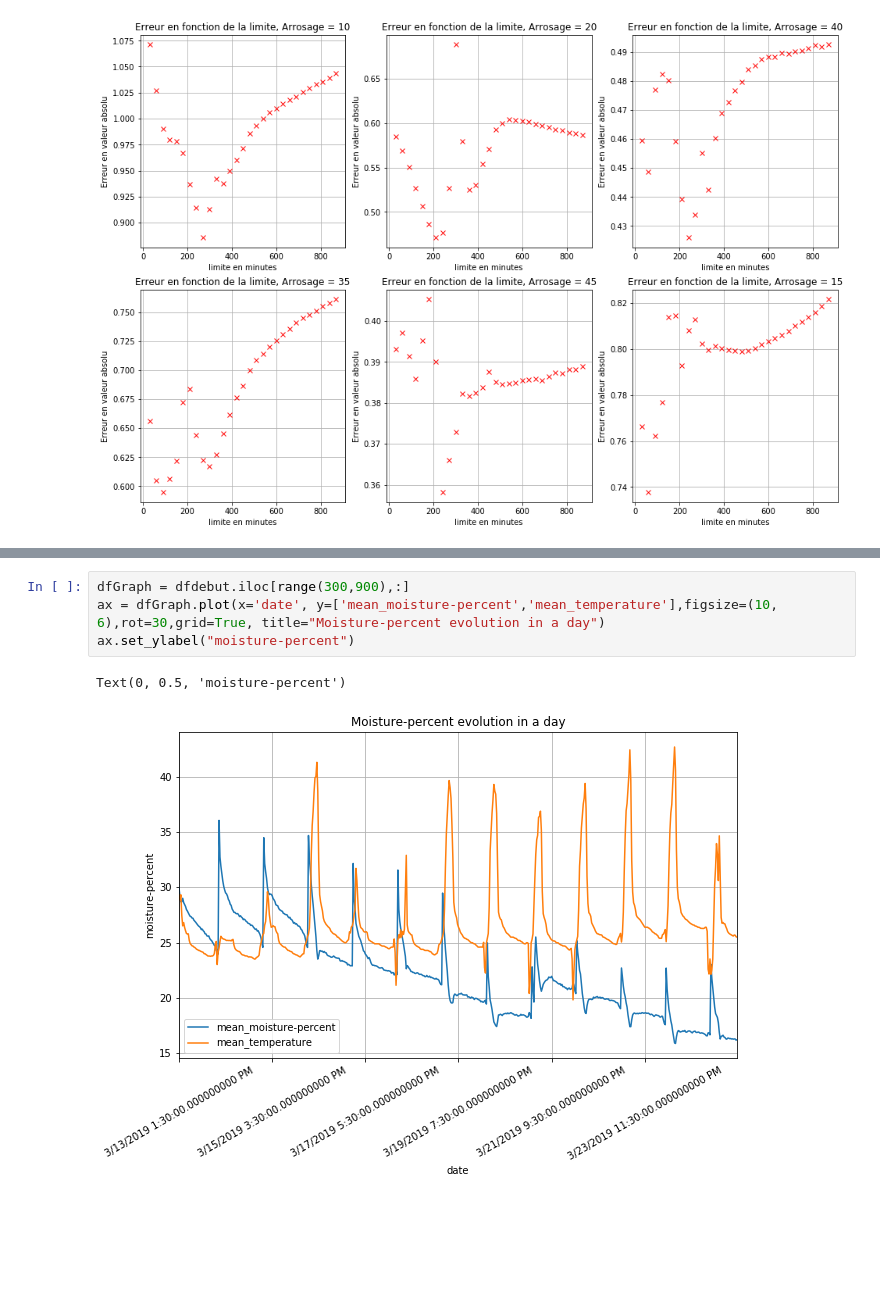
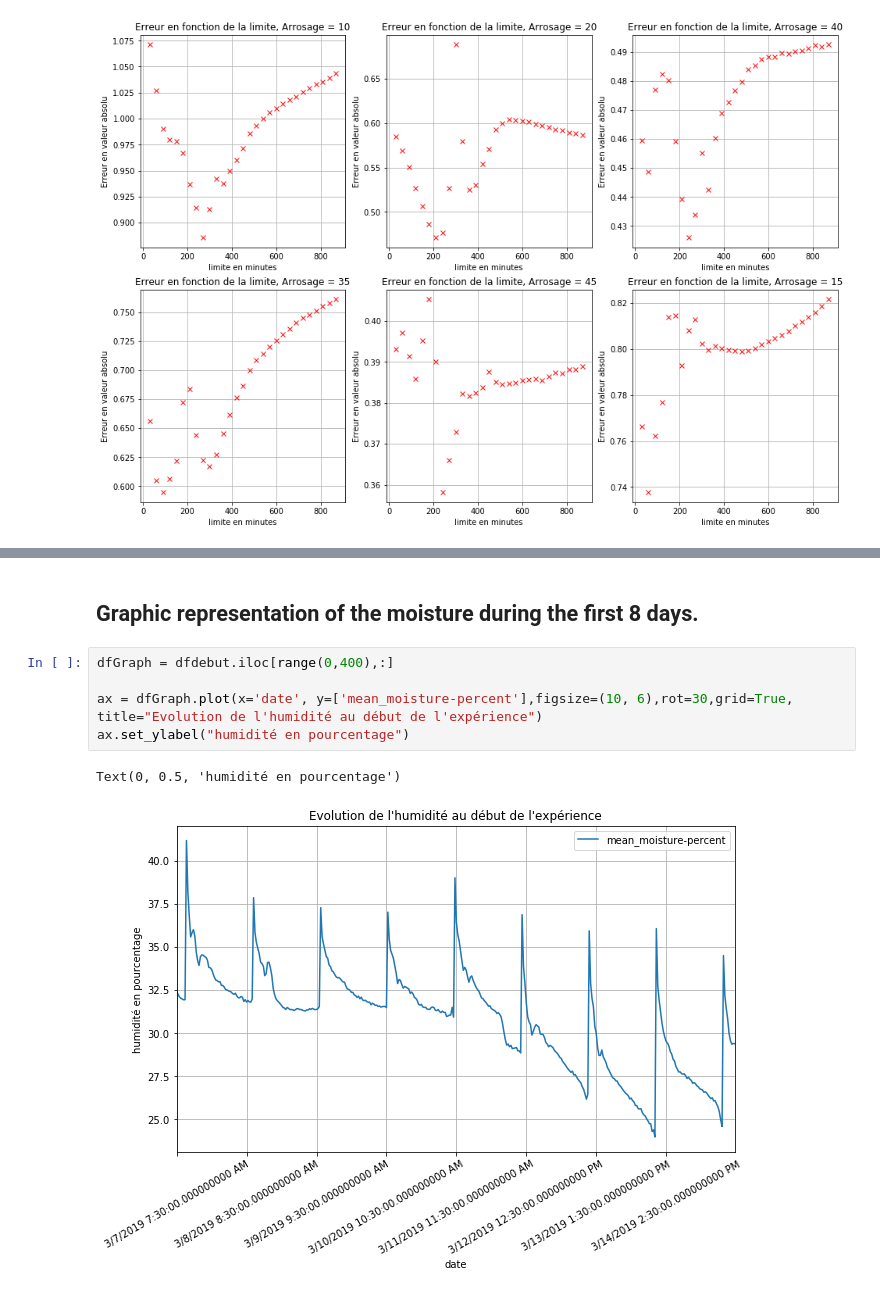
Before and after one commit to cui-unige/BSc-sensor-machine-learning, a Jupyter notebook: MLDemeter.ipynb, the cells around one changed output, grey strips where cells are left out. Cells and saved outputs as stored; diff of their text form; blank space fills up the shorter version.

```diff
--- a/MLDemeter.ipynb
+++ b/MLDemeter.ipynb
@@ -684,7 +609,10 @@ plt.show()
+# %% [markdown]
+## Graphic representation of the moisture during the first 8 days.
 # %%
-dfGraph = dfdebut.iloc[range(300,900),:]
-ax = dfGraph.plot(x='date', y=['mean_moisture-percent','mean_temperature'],figsize=(10, 6),rot=30,grid=True, title="Moisture-percent evolution in a day")
-ax.set_ylabel("moisture-percent")
+dfGraph = dfdebut.iloc[range(0,400),:]
+
+ax = dfGraph.plot(x='date', y=['mean_moisture-percent'],figsize=(10, 6),rot=30,grid=True, title="Evolution de l'humidité au début de l'expérience")
+ax.set_ylabel("humidité en pourcentage")
 # %% [output]
-Text(0, 0.5, 'moisture-percent')
+Text(0, 0.5, 'humidité en pourcentage')
-[figure, old version]
+[figure, new version]
```
Also changed, not shown: parts of 51 cells of this notebook, 7 other files.
